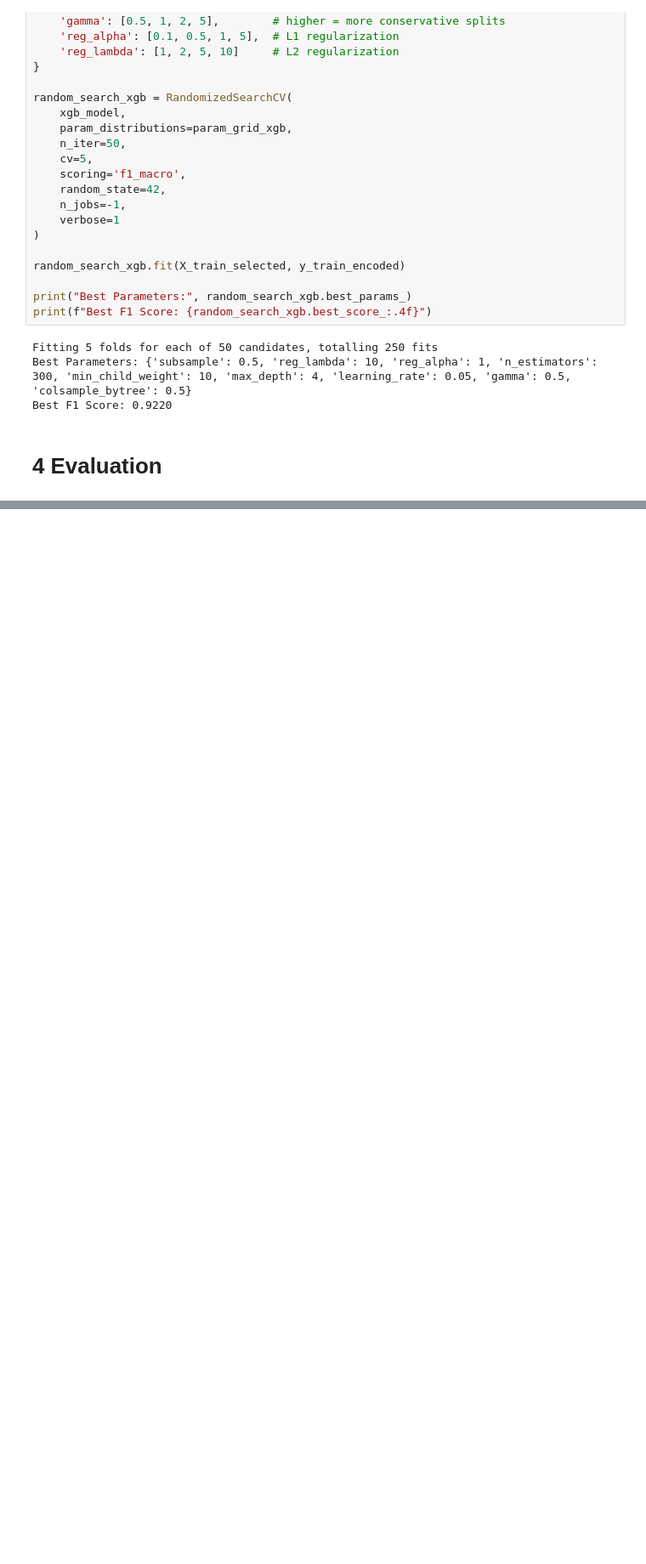
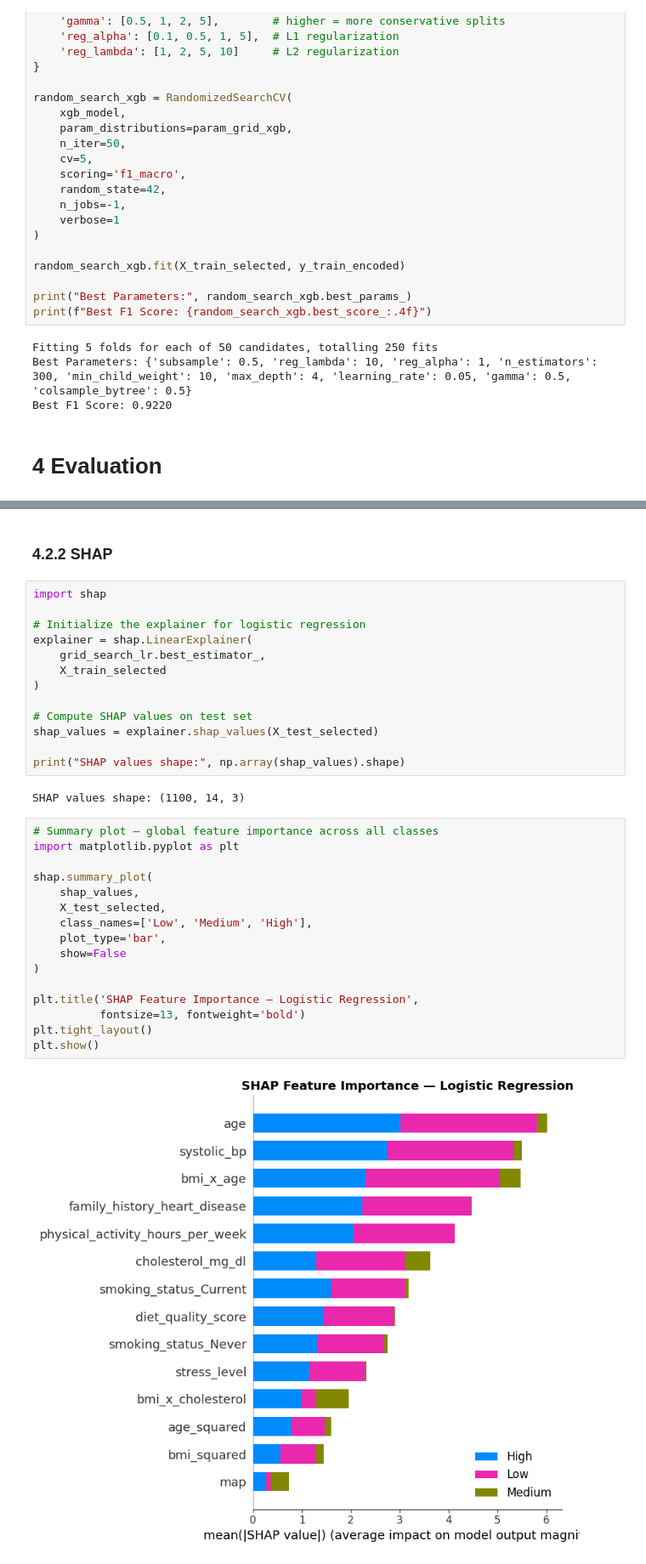
Before and after one commit to maxhaus31/Machine_Learning_HeartDiseaseDetection, a Jupyter notebook: 02_FeatureEngineering_and_Exploration.ipynb, the cells around one changed output, grey strips where cells are left out. Shown at 85% size. Saved outputs shown, nothing was run; the diff lists cells and outputs as text; blank space fills up the shorter version.

```diff
--- a/02_FeatureEngineering_and_Exploration.ipynb
+++ b/02_FeatureEngineering_and_Exploration.ipynb
@@ -631,0 +625,35 @@ Logistic regression (L1) is the superior model for this dataset. Heart disease r
+# %% [markdown]
+### 4.2.2 SHAP
+# %%
+import shap
+
+# Initialize the explainer for logistic regression
+explainer = shap.LinearExplainer(
+    grid_search_lr.best_estimator_,
+    X_train_selected
+)
+
+# Compute SHAP values on test set
+shap_values = explainer.shap_values(X_test_selected)
+
+print("SHAP values shape:", np.array(shap_values).shape)
+# %% [output]
+SHAP values shape: (1100, 14, 3)
+# %%
+# Summary plot — global feature importance across all classes
+import matplotlib.pyplot as plt
+
+shap.summary_plot(
+    shap_values,
+    X_test_selected,
+    class_names=['Low', 'Medium', 'High'],
+    plot_type='bar',
+    show=False
+)
+
+plt.title('SHAP Feature Importance — Logistic Regression',
+          fontsize=13, fontweight='bold')
+plt.tight_layout()
+plt.show()
+# %% [output]
+[figure, added]
```
Also changed, not shown: parts of 27 cells of this notebook.
